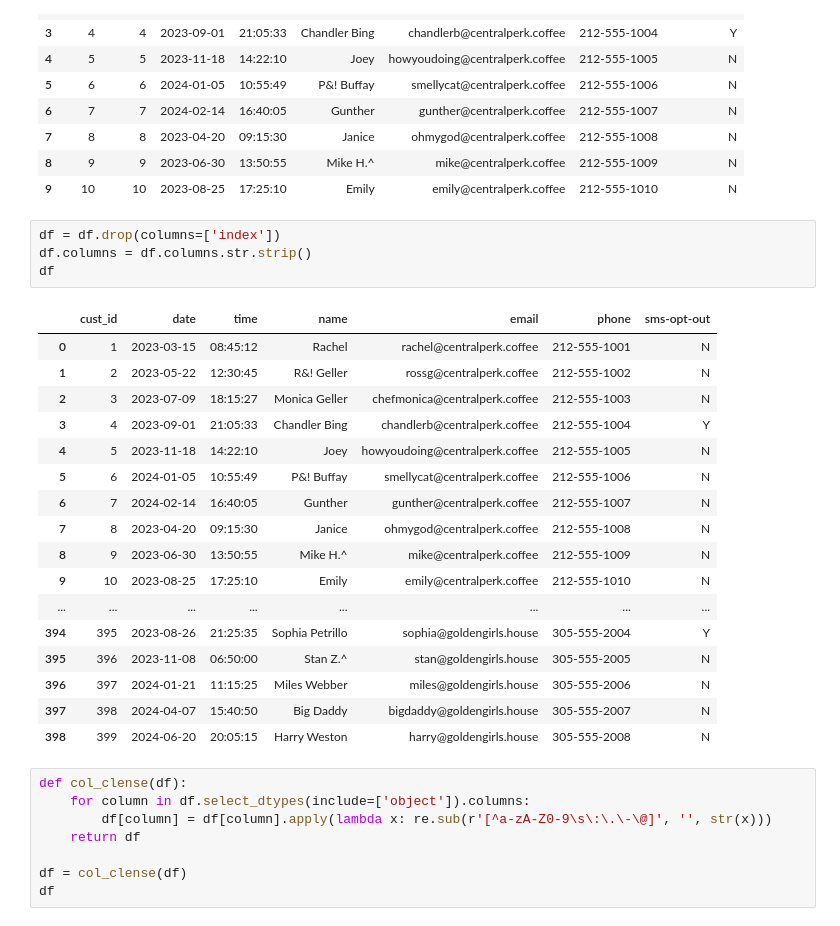
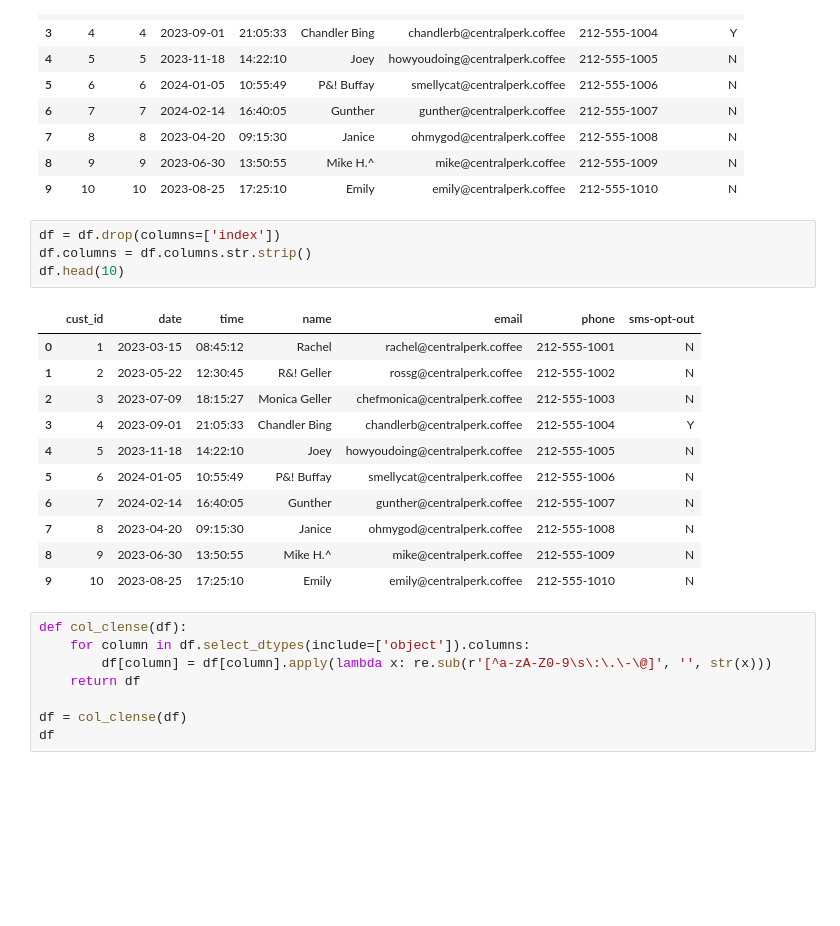
Before and after one commit to JordanYUU/Capstone-2, a Jupyter notebook: CustomerList.ipynb, the cells around one changed output. Cells and saved outputs as stored; diff of their text form; blank space fills up the shorter version.

```diff
--- a/CustomerList.ipynb
+++ b/CustomerList.ipynb
@@ -86,25 +88,19 @@ df.head(10)
 # %%
 df = df.drop(columns=['index'])
 df.columns = df.columns.str.strip()
-df
+df.head(10)
 # %% [output]
 |  | cust_id | date | time | name | email | phone | sms-opt-out |
 | 0 | 1 | 2023-03-15 | 08:45:12 | Rachel | rachel@centralperk.coffee | 212-555-1001 | N |
 | 1 | 2 | 2023-05-22 | 12:30:45 | R&! Geller | rossg@centralperk.coffee | 212-555-1002 | N |
 | 2 | 3 | 2023-07-09 | 18:15:27 | Monica Geller | chefmonica@centralperk.coffee | 212-555-1003 | N |
 | 3 | 4 | 2023-09-01 | 21:05:33 | Chandler Bing | chandlerb@centralperk.coffee | 212-555-1004 | Y |
 | 4 | 5 | 2023-11-18 | 14:22:10 | Joey | howyoudoing@centralperk.coffee | 212-555-1005 | N |
 | 5 | 6 | 2024-01-05 | 10:55:49 | P&! Buffay | smellycat@centralperk.coffee | 212-555-1006 | N |
 | 6 | 7 | 2024-02-14 | 16:40:05 | Gunther | gunther@centralperk.coffee | 212-555-1007 | N |
 | 7 | 8 | 2023-04-20 | 09:15:30 | Janice | ohmygod@centralperk.coffee | 212-555-1008 | N |
 | 8 | 9 | 2023-06-30 | 13:50:55 | Mike H.^ | mike@centralperk.coffee | 212-555-1009 | N |
 | 9 | 10 | 2023-08-25 | 17:25:10 | Emily | emily@centralperk.coffee | 212-555-1010 | N |
-| ... | ... | ... | ... | ... | ... | ... | ... |
-| 394 | 395 | 2023-08-26 | 21:25:35 | Sophia Petrillo | sophia@goldengirls.house | 305-555-2004 | Y |
-| 395 | 396 | 2023-11-08 | 06:50:00 | Stan Z.^ | stan@goldengirls.house | 305-555-2005 | N |
-| 396 | 397 | 2024-01-21 | 11:15:25 | Miles Webber | miles@goldengirls.house | 305-555-2006 | N |
-| 397 | 398 | 2024-04-07 | 15:40:50 | Big Daddy | bigdaddy@goldengirls.house | 305-555-2007 | N |
-| 398 | 399 | 2024-06-20 | 20:05:15 | Harry Weston | harry@goldengirls.house | 305-555-2008 | N |
 # %%
 def col_clense(df):
     for column in df.select_dtypes(include=['object']).columns:
```
Also changed, not shown: parts of 3 cells of this notebook, 2 other files.
